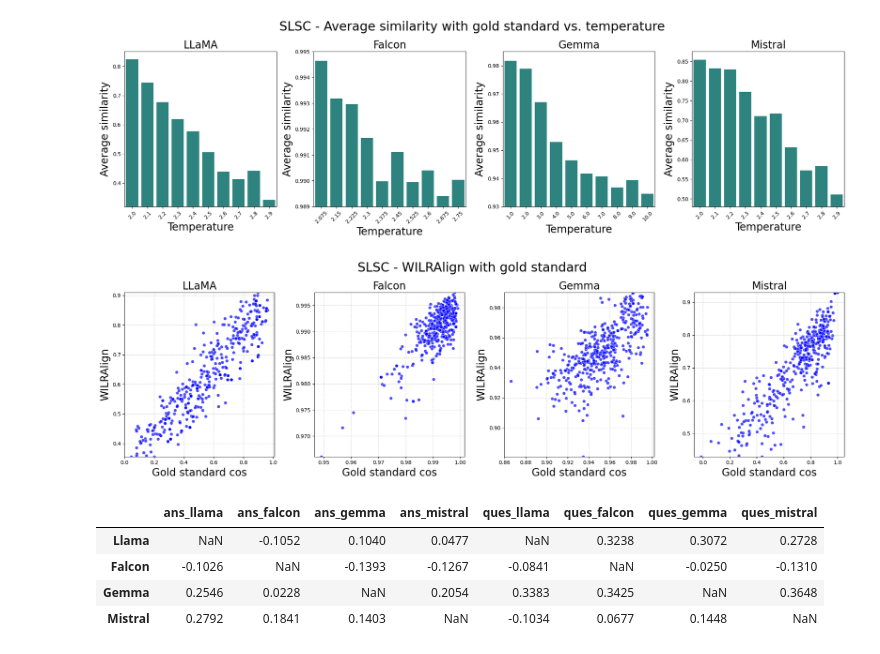
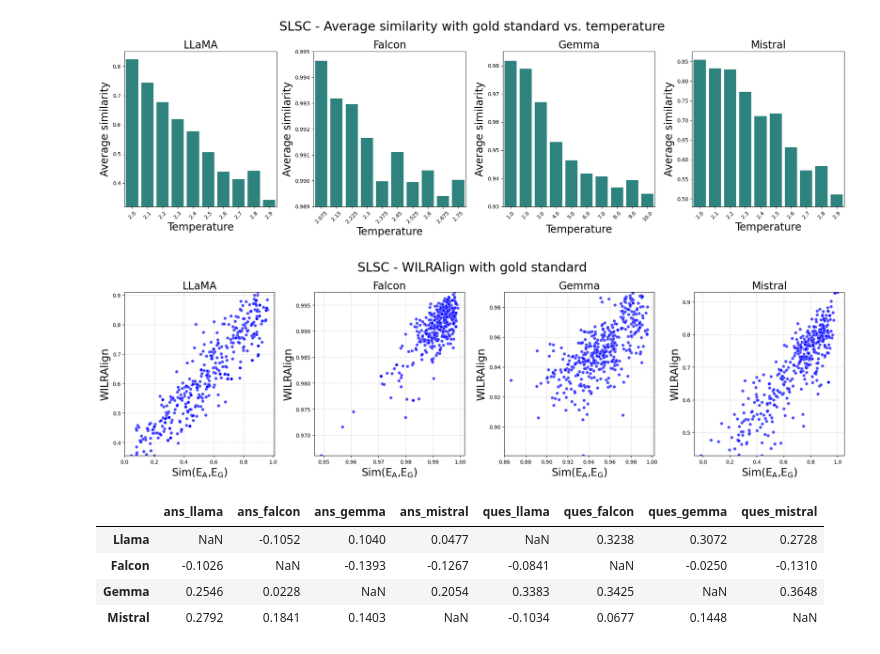
Before and after one commit to RAbeyratne/aligned-ensemble-judge, a Jupyter notebook: Code/5-corelation-sl.ipynb.ipynb, the cells around one changed output. Cells and saved outputs as stored; diff of their text form; code cells hidden in the pictures.

```diff
--- a/Code/5-corelation-sl.ipynb.ipynb
+++ b/Code/5-corelation-sl.ipynb.ipynb
@@ -655,30 +638,30 @@ plt.show()
 # %%
 def plot_model_wilrAlign_corr(df, model_name, ax):
     sns.scatterplot(
         x='gold_standard_cos',
         y='WILRAlign',
         data=df,
         ax=ax,
         color='blue',
         alpha=0.7
     )
 
     ax.set_ylim(df['WILRAlign'].min(), df['WILRAlign'].max())
     ax.set_title(f'{model_name}', fontsize=20)
-    ax.set_xlabel('Gold standard cos', fontsize=20)
+    ax.set_xlabel('Sim(E$_\mathrm{A}$,E$_\mathrm{G}$)', fontsize=20)
     ax.set_ylabel('WILRAlign', fontsize=20)
     ax.grid(True, linestyle='--', alpha=0.5)
 
 fig, axes = plt.subplots(1, 4, figsize=(20, 6))
 plot_model_wilrAlign_corr(df_llama, 'LLaMA', axes[0])
 plot_model_wilrAlign_corr(df_falcon, 'Falcon', axes[1])
 plot_model_wilrAlign_corr(df_gemma, 'Gemma', axes[2])
 plot_model_wilrAlign_corr(df_mistral, 'Mistral', axes[3])
 fig.suptitle('SLSC - WILRAlign with gold standard', fontsize=24)
 plt.tight_layout()
 plt.show()
 # %% [output]
-[figure, old version]
+[figure, new version]
 # %%
 rename_dict = {
     'judge_answer_answerGenerated_llama_cos': 'ans_llama',
```
Also changed, not shown: parts of 3 cells of this notebook, 1 other file.
